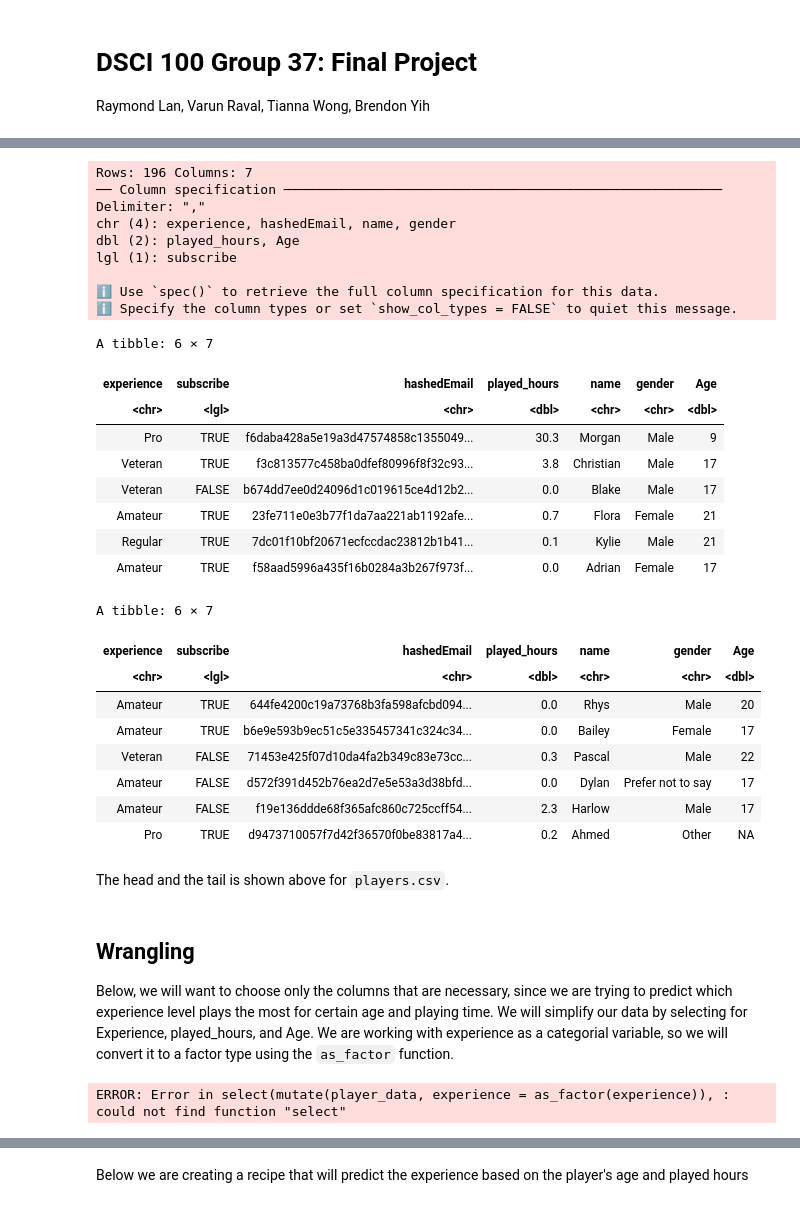
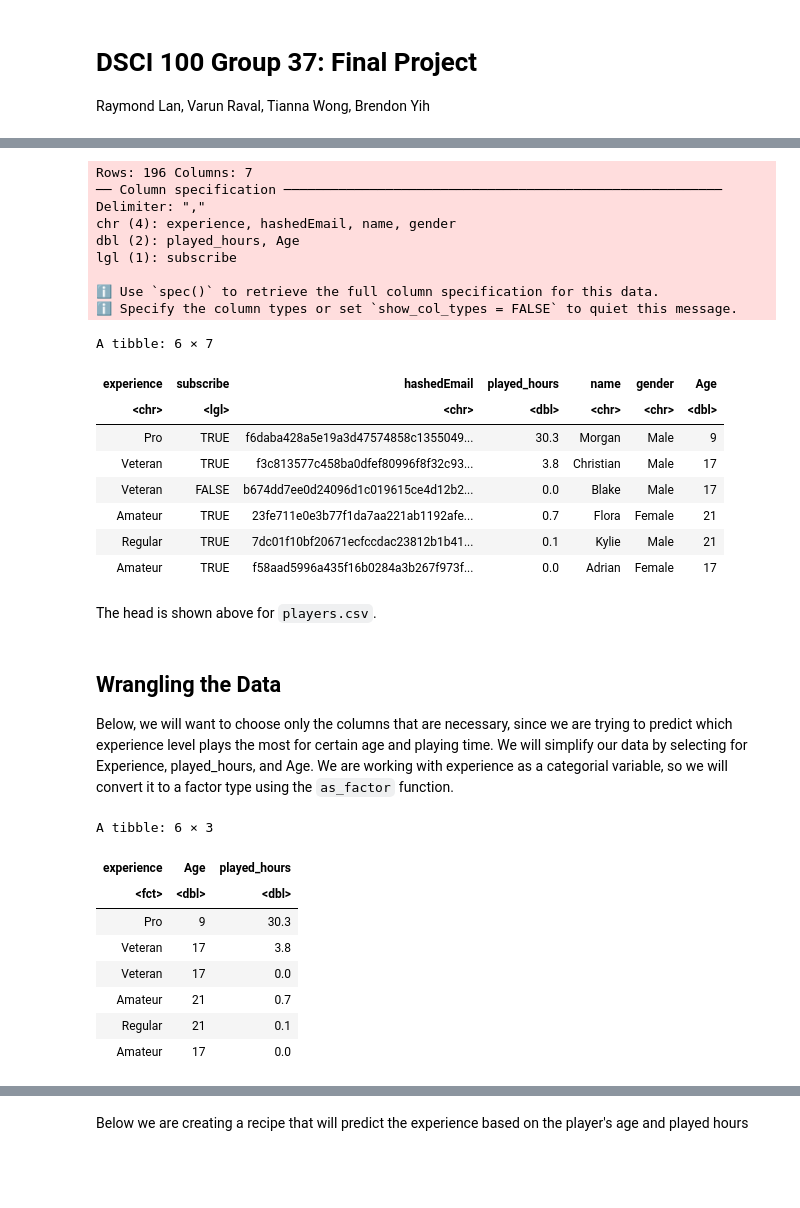
Before and after one commit to Imwae/DSCI-100-005-37, a Jupyter notebook: Final Project.ipynb, the cells around one changed output, grey strips where cells are left out. Cells and saved outputs as stored; diff of their text form; code cells hidden in the pictures; blank space fills up the shorter version.

```diff
--- a/Final Project.ipynb
+++ b/Final Project.ipynb
@@ -52,10 +54,10 @@ library(tidymodels)
 # %%
 # Initial data loading
+
 player_url<- "https://raw.githubusercontent.com/tiannawong/dsci100-individual-project-/refs/heads/main/players.csv"
 
 player_data <- read_csv(player_url)
 head(player_data)
-tail(player_data)
 # %% [output]
 Rows: 196 Columns: 7
 ── Column specification ────────────────────────────────────────────────────────
@@ -75,28 +77,27 @@ A tibble: 6 × 7
 | Amateur | TRUE | 23fe711e0e3b77f1da7aa221ab1192afe... | 0.7 | Flora | Female | 21 |
 | Regular | TRUE | 7dc01f10bf20671ecfccdac23812b1b41... | 0.1 | Kylie | Male | 21 |
 | Amateur | TRUE | f58aad5996a435f16b0284a3b267f973f... | 0.0 | Adrian | Female | 17 |
-A tibble: 6 × 7
-| experience | subscribe | hashedEmail | played_hours | name | gender | Age |
-| <chr> | <lgl> | <chr> | <dbl> | <chr> | <chr> | <dbl> |
-| Amateur | TRUE | 644fe4200c19a73768b3fa598afcbd094... | 0.0 | Rhys | Male | 20 |
-| Amateur | TRUE | b6e9e593b9ec51c5e335457341c324c34... | 0.0 | Bailey | Female | 17 |
-| Veteran | FALSE | 71453e425f07d10da4fa2b349c83e73cc... | 0.3 | Pascal | Male | 22 |
-| Amateur | FALSE | d572f391d452b76ea2d7e5e53a3d38bfd... | 0.0 | Dylan | Prefer not to say | 17 |
-| Amateur | FALSE | f19e136ddde68f365afc860c725ccff54... | 2.3 | Harlow | Male | 17 |
-| Pro | TRUE | d9473710057f7d42f36570f0be83817a4... | 0.2 | Ahmed | Other | NA |
 # %% [markdown]
-The head and the tail is shown above for `players.csv`.
+The head is shown above for `players.csv`.
 # %% [markdown]
-## Wrangling
+## Wrangling the Data
 
 Below, we will want to choose only the columns that are necessary, since we are trying to predict which experience level plays the most for certain age and playing time.  We will simplify our data by selecting for Experience, played_hours, and Age. We are working with experience as a categorial variable, so we will convert it to a factor type using the `as_factor` function.
 # %%
 # Wrangling data to use only columns that are needed
 
 select_player_data <- player_data |>
     mutate(experience = as_factor(experience)) |>
-    select(experience, Age, played_hours)
+    select(experience, Age, played_hours) |>
+    drop_na()
 head(select_player_data)
-tail(select_player_data)
 # %% [output]
-ERROR: Error in select(mutate(player_data, experience = as_factor(experience)), : could not find function "select"
+A tibble: 6 × 3
+| experience | Age | played_hours |
+| <fct> | <dbl> | <dbl> |
+| Pro | 9 | 30.3 |
+| Veteran | 17 | 3.8 |
+| Veteran | 17 | 0.0 |
+| Amateur | 21 | 0.7 |
+| Regular | 21 | 0.1 |
+| Amateur | 17 | 0.0 |
```
Also changed, not shown: parts of 17 cells of this notebook.
